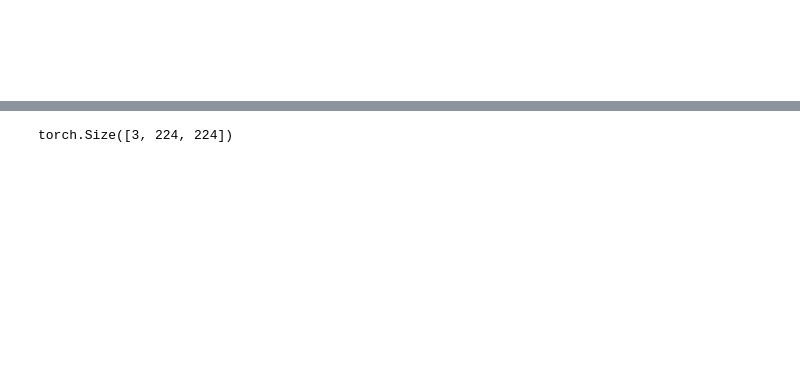
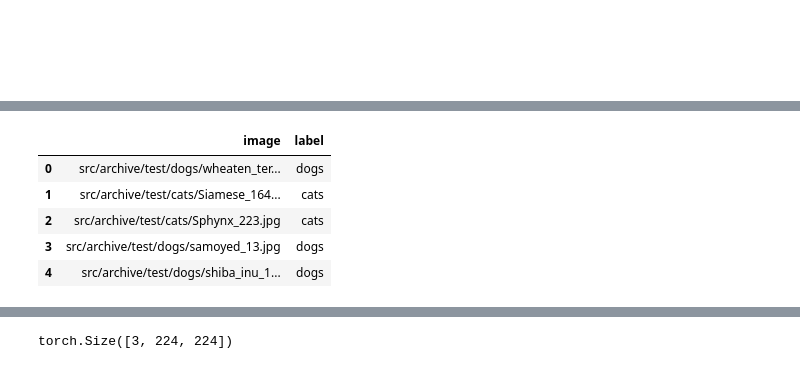
Before and after one commit to Adeniyilowee/Vision-Transformer-Workshop, a Jupyter notebook: 3. Vision Transformer.ipynb, the cells around one changed output, grey strips where cells are left out. Cells and saved outputs as stored; diff of their text form; code cells hidden in the pictures; blank space fills up the shorter version.

```diff
--- a/3. Vision Transformer.ipynb
+++ b/3. Vision Transformer.ipynb
@@ -193,0 +1007,19 @@ val.head()
+# %%
+test_directory = "src/archive/test/"
+test = pd.DataFrame()
+test['image'], test['label'] = load_dataset(test_directory)
+
+# shuffle the dataset
+control = 'label'
+random_order = np.random.permutation(len(test))
+test['RandomOrder'] = random_order
+test = test.sort_values(by=['RandomOrder', control]).reset_index(drop=True)
+test = test.drop(columns=['RandomOrder'])
+test.head()
+# %% [output]
+|  | image | label |
+| 0 | src/archive/test/dogs/wheaten_ter... | dogs |
+| 1 | src/archive/test/cats/Siamese_164... | cats |
+| 2 | src/archive/test/cats/Sphynx_223.jpg | cats |
+| 3 | src/archive/test/dogs/samoyed_13.jpg | dogs |
+| 4 | src/archive/test/dogs/shiba_inu_1... | dogs |
```
Also changed, not shown: parts of 176 cells of this notebook, 5 other files.
